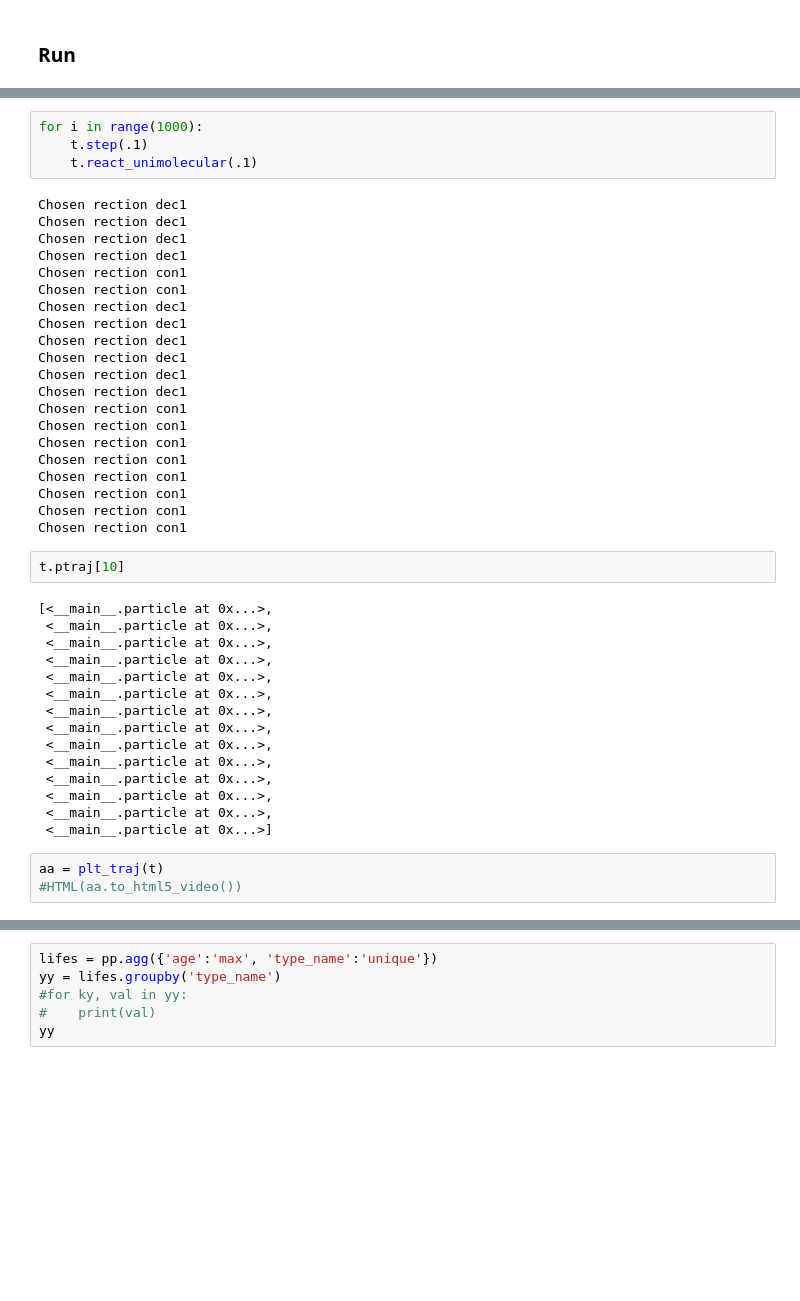
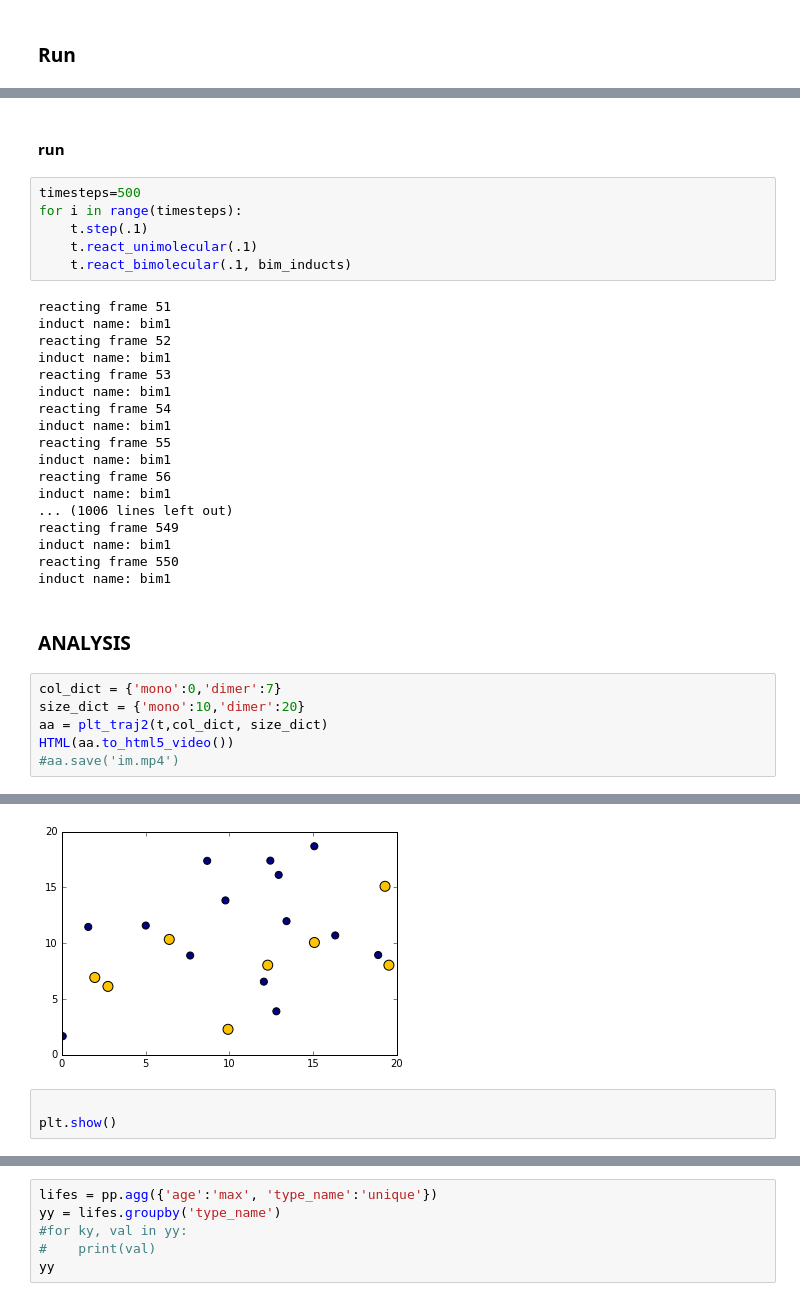
Before and after one commit to dprovasi/readi, a Jupyter notebook: readi.ipynb, the cells around one changed output, grey strips where cells are left out. Drawn from its saved outputs; the diff is of its cells as text; blank space fills up the shorter version.

Commit message:
bimolecular reactions
added bi molecular reactions (still not finalized math),
geometry for particle type
improved plot of trajectory

```diff
--- a/readi.ipynb
+++ b/readi.ipynb
@@ -254,45 +399,35 @@ t = traj(init_pos)
+# %% [markdown]
+#### run
 # %%
-for i in range(1000):
+timesteps=500
+for i in range(timesteps):
     t.step(.1)
     t.react_unimolecular(.1)
+    t.react_bimolecular(.1, bim_inducts)
 # %% [output]
-Chosen rection dec1
-Chosen rection dec1
-Chosen rection dec1
-Chosen rection dec1
-Chosen rection con1
-Chosen rection con1
-Chosen rection dec1
-Chosen rection dec1
-Chosen rection dec1
-Chosen rection dec1
-Chosen rection dec1
-Chosen rection dec1
-Chosen rection con1
-Chosen rection con1
-Chosen rection con1
-Chosen rection con1
-Chosen rection con1
-Chosen rection con1
-Chosen rection con1
-Chosen rection con1
+reacting frame 51
+induct name: bim1
+reacting frame 52
+induct name: bim1
+reacting frame 53
+induct name: bim1
+reacting frame 54
+induct name: bim1
+reacting frame 55
+induct name: bim1
+reacting frame 56
+induct name: bim1
+... (1006 lines left out)
+reacting frame 549
+induct name: bim1
+reacting frame 550
+induct name: bim1
-# %%
-t.ptraj[10]
-# %% [output]
-[<__main__.particle at 0x...>,
- <__main__.particle at 0x...>,
- <__main__.particle at 0x...>,
- <__main__.particle at 0x...>,
- <__main__.particle at 0x...>,
- <__main__.particle at 0x...>,
- <__main__.particle at 0x...>,
- <__main__.particle at 0x...>,
- <__main__.particle at 0x...>,
- <__main__.particle at 0x...>,
- <__main__.particle at 0x...>,
- <__main__.particle at 0x...>,
- <__main__.particle at 0x...>,
- <__main__.particle at 0x...>]
-# %%
-aa = plt_traj(t)
-#HTML(aa.to_html5_video())
+# %% [markdown]
+### ANALYSIS
+# %%
+col_dict = {'mono':0,'dimer':7}
+size_dict = {'mono':10,'dimer':20}
+aa = plt_traj2(t,col_dict, size_dict)
+HTML(aa.to_html5_video())
+#aa.save('im.mp4')
+# %% [output]
@@ -299,3 +435,7 @@ aa = plt_traj(t)
+[figure, added]
+# %%
+
+plt.show()
 # %%
 tr=reshape(t)
 pp=tr.groupby(by='ID')
```
Also changed, not shown: parts of 18 cells of this notebook.
